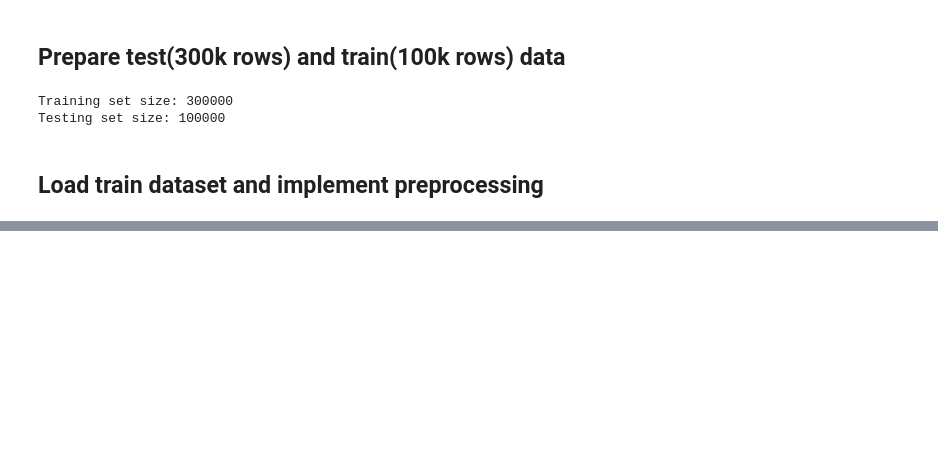
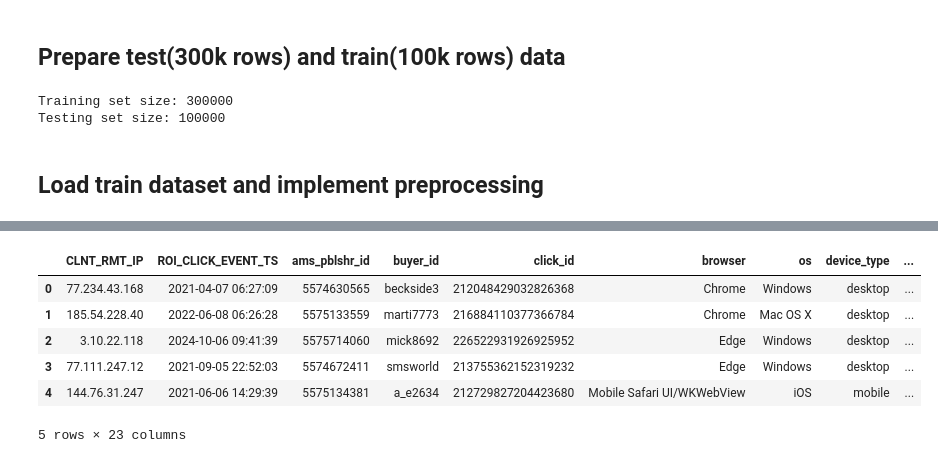
Before and after one commit to UtkarshS20/vpn_annotator, a Jupyter notebook: notebooks/model_training.ipynb, the cells around one changed output, grey strips where cells are left out. Saved outputs shown, nothing was run; the diff lists cells and outputs as text; code cells hidden in the pictures; blank space fills up the shorter version.

```diff
--- a/notebooks/model_training.ipynb
+++ b/notebooks/model_training.ipynb
@@ -145,0 +483,38 @@ data = pd.read_csv('../data/csv/train_set.csv')
+# %%
+import pandas as pd
+from itertools import combinations
+
+
+
+# Step 1: Generate all possible combinations of 'CLNT_RMT_IP', 'ams_pblshr_id', 'buyer_id'
+columns = ['CLNT_RMT_IP', 'ams_pblshr_id', 'buyer_id']
+combinations_list = []
+
+# Add single column combinations
+for i in range(1, len(columns) + 1):
+    combinations_list.extend(combinations(columns, i))
+
+# Step 2: Group by each combination and get the count of 'click_id'
+result_list = []
+for comb in combinations_list:
+    grouped = df.groupby(list(comb)).size().reset_index(name=f'click_count_{"+".join(comb)}')
+    result_list.append(grouped)
+print(len(result_list))
+
+# Step 3: Merge all grouped results back into the original dataframe
+merged_df = df.copy()
+for result in result_list:
+    merged_df = pd.merge(merged_df, result, how='left', on=list(result.columns[:-1]))  # Exclude 'click_count'
+
+# Step 4: Handle missing values (if any) and fill them with 0 or another appropriate value
+merged_df.fillna(0, inplace=True)
+
+click_count_columns = [col for col in merged_df.columns if col.startswith('click_count')]
+
+# Step 6: Apply scaling to the 'click_count' columns
+scaler = StandardScaler()
+merged_df[click_count_columns] = scaler.fit_transform(merged_df[click_count_columns])
+
+# Output the final DataFrame with scaled features
+print("DataFrame with Scaled Click Count Features:")
+print(merged_df)
@@ -145,0 +539,10 @@ data = pd.read_csv('../data/csv/train_set.csv')
+# %%
+merged_df.head()
+# %% [output]
+|  | CLNT_RMT_IP | ROI_CLICK_EVENT_TS | ams_pblshr_id | buyer_id | click_id | browser | os | device_type | ... |
+| 0 | 77.234.43.168 | 2021-04-07 06:27:09 | 5574630565 | beckside3 | 212048429032826368 | Chrome | Windows | desktop | ... |
+| 1 | 185.54.228.40 | 2022-06-08 06:26:28 | 5575133559 | marti7773 | 216884110377366784 | Chrome | Mac OS X | desktop | ... |
+| 2 | 3.10.22.118 | 2024-10-06 09:41:39 | 5575714060 | mick8692 | 226522931926925952 | Edge | Windows | desktop | ... |
+| 3 | 77.111.247.12 | 2021-09-05 22:52:03 | 5574672411 | smsworld | 213755362152319232 | Edge | Windows | desktop | ... |
+| 4 | 144.76.31.247 | 2021-06-06 14:29:39 | 5575134381 | a_e2634 | 212729827204423680 | Mobile Safari UI/WKWebView | iOS | mobile | ... |
+5 rows × 23 columns
```
Also changed, not shown: parts of 15 cells of this notebook.
